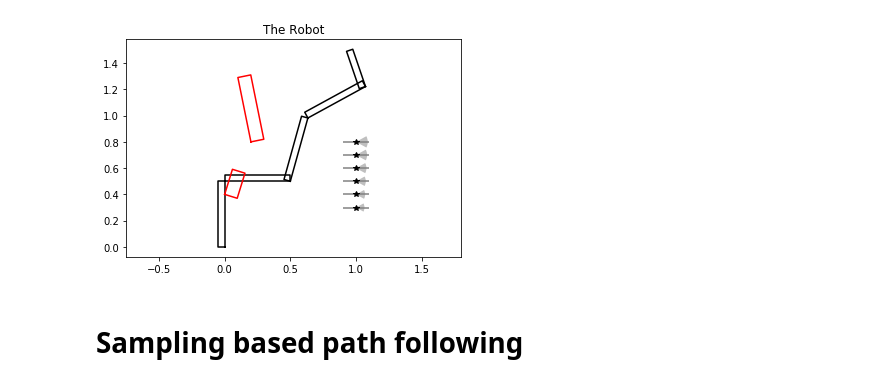
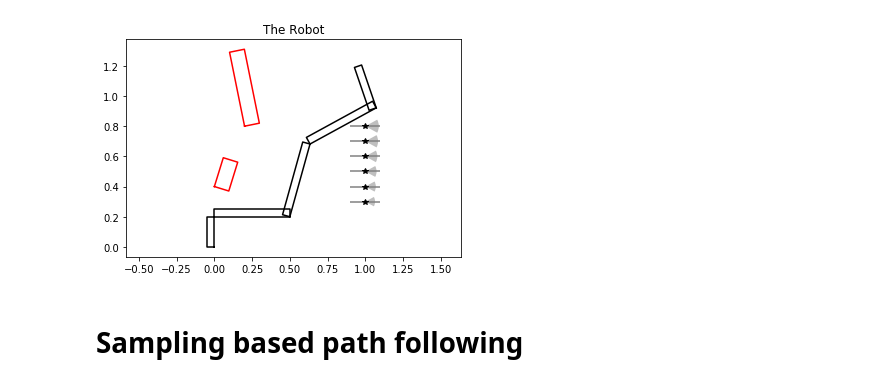
Before and after one commit to JeroenDM/planar_python_robotics, a Jupyter notebook: example_redundant_kinematics.ipynb, the cells around one changed output. Drawn from its saved outputs; the diff is of its cells as text; code cells hidden in the pictures.

```diff
--- a/example_redundant_kinematics.ipynb
+++ b/example_redundant_kinematics.ipynb
@@ -26,13 +26,13 @@ sc1 = [Rectangle(0.0, 0.4, 0.1, 0.2, -0.3),
 # %%
 fig1, ax1 = plt.subplots()
 plt.title("The Robot")
 ax1.axis('equal')
-robot1.plot(ax1, [0.5, 0.5, 1.3, -0.8, 1.4], 'k')
+robot1.plot(ax1, [0.2, 0.5, 1.3, -0.8, 1.4], 'k')
 for tp in path1: tp.plot(ax1)
 for r in sc1: r.plot(ax1, 'r')
 plt.show()
 # %% [output]
-[figure, old version]
+[figure, new version]
 # %% [markdown]
 # Sampling based path following
 # %%
```
Also changed, not shown: parts of 12 cells of this notebook, 4 other files.
